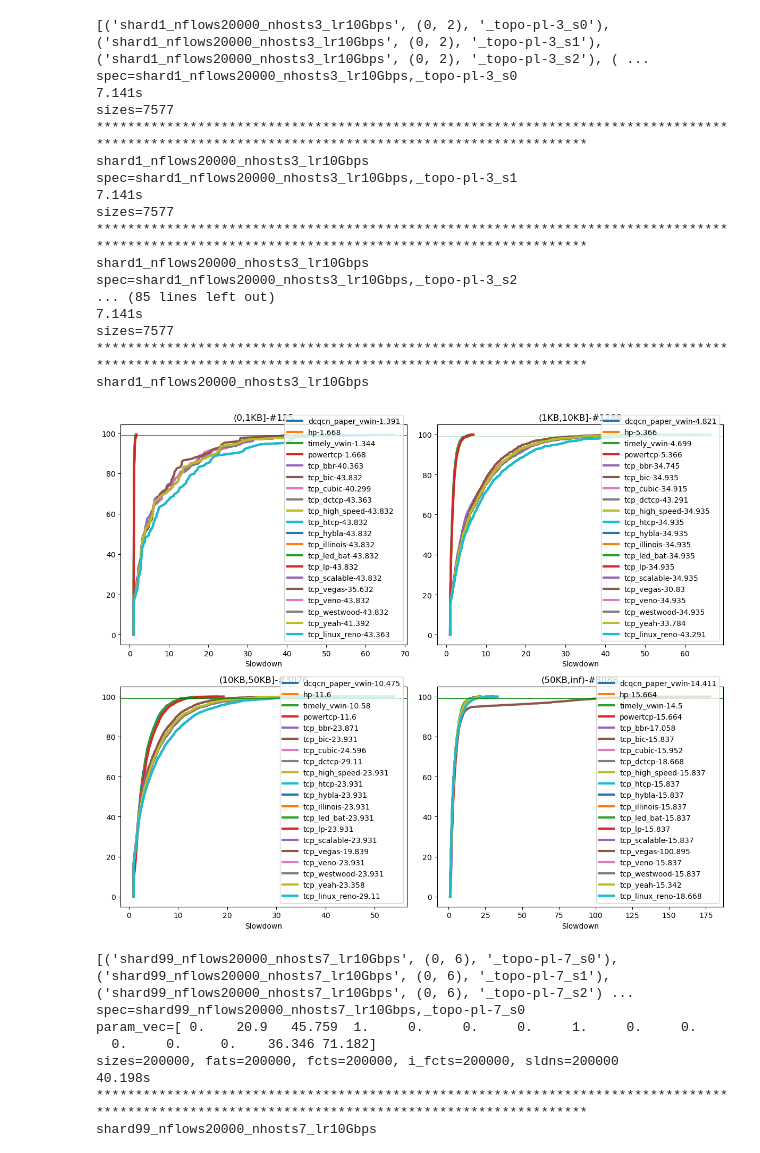
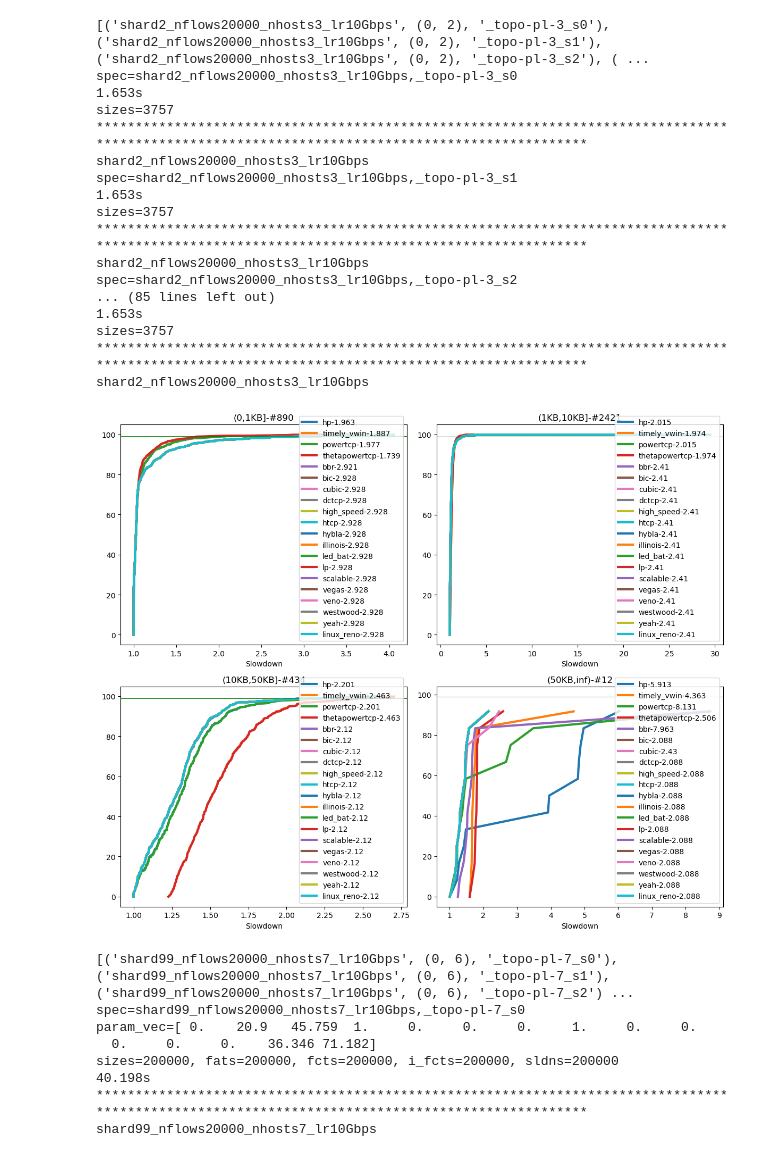
Before and after one commit to kwzhao/High-Precision-Congestion-Control, a Jupyter notebook: analysis/plt_path_check.ipynb, the cells around one changed output. Saved outputs shown, nothing was run; the diff lists cells and outputs as text; code cells hidden in the pictures.

```diff
--- a/analysis/plt_path_check.ipynb
+++ b/analysis/plt_path_check.ipynb
@@ -163,7 +165,7 @@ dir_input=dir_input_synthetic
 
 data_list=[]
 # for shard in np.arange(1):
-for shard in [1]:
+for shard in [2]:
     for n_flows in [20000]:
         for n_hosts in [3]:
             # for dctcp_k in [5000,9000,15000,18000,22000,27000,30000]:
@@ -216,47 +218,47 @@ for spec_idx,(spec,src_dst_pair_target,topo_type) in enumerate(data_list):
     print(f"sizes={len(sizes)}")
 
     bins = np.digitize(sizes, [MTU, BDP, 5 * BDP])
 
     print("************************************************************************************************************************************************")
     print(f'{spec}')
     for i in range(len(labels)):
         gt = np.extract(bins==i, sldns)
         # print(f"p99 percentile: {np.percentile(gt,99)}")
         # sample_list=sorted(np.random.choice(np.arange(len(gt)),np.min([len(gt),100000]),replace=False))
         sample_list=np.arange(len(gt))
         plt.subplot(2, 2, i + 1)
         plt.title(f"{labels[i]}-#{len(gt)}")
         if(len(gt)==0): continue
         # plt.xlim([0, 16])
         p99=np.round(np.percentile(gt,99),3)
         plt.plot(np.sort(gt)[sample_list], (np.arange(len(gt))/len(gt)*100)[sample_list], label=f"{CC_LIST[spec_idx]}-{p99}", linewidth=3)
 
         plt.axhline(99, color='green', linewidth=0.5)
         # plt.xscale('log')
         plt.xlabel('Slowdown')
         plt.legend(loc='lower right')
         # plt.ylim([80, 100])
     plt.tight_layout()
 fig_index+=1
 # %% [output]
-[('shard1_nflows20000_nhosts3_lr10Gbps', (0, 2), '_topo-pl-3_s0'), ('shard1_nflows20000_nhosts3_lr10Gbps', (0, 2), '_topo-pl-3_s1'), ('shard1_nflows20000_nhosts3_lr10Gbps', (0, 2), '_topo-pl-3_s2'), ( ...
-spec=shard1_nflows20000_nhosts3_lr10Gbps,_topo-pl-3_s0
-7.141s
-sizes=7577
+[('shard2_nflows20000_nhosts3_lr10Gbps', (0, 2), '_topo-pl-3_s0'), ('shard2_nflows20000_nhosts3_lr10Gbps', (0, 2), '_topo-pl-3_s1'), ('shard2_nflows20000_nhosts3_lr10Gbps', (0, 2), '_topo-pl-3_s2'), ( ...
+spec=shard2_nflows20000_nhosts3_lr10Gbps,_topo-pl-3_s0
+1.653s
+sizes=3757
 ************************************************************************************************************************************************
-shard1_nflows20000_nhosts3_lr10Gbps
-spec=shard1_nflows20000_nhosts3_lr10Gbps,_topo-pl-3_s1
-7.141s
-sizes=7577
+shard2_nflows20000_nhosts3_lr10Gbps
+spec=shard2_nflows20000_nhosts3_lr10Gbps,_topo-pl-3_s1
+1.653s
+sizes=3757
 ************************************************************************************************************************************************
-shard1_nflows20000_nhosts3_lr10Gbps
-spec=shard1_nflows20000_nhosts3_lr10Gbps,_topo-pl-3_s2
+shard2_nflows20000_nhosts3_lr10Gbps
+spec=shard2_nflows20000_nhosts3_lr10Gbps,_topo-pl-3_s2
 ... (85 lines left out)
-7.141s
-sizes=7577
+1.653s
+sizes=3757
 ************************************************************************************************************************************************
-shard1_nflows20000_nhosts3_lr10Gbps
+shard2_nflows20000_nhosts3_lr10Gbps
-[figure, old version]
+[figure, new version]
 # %%
 DELAY_PROPAGATION_BASE = 1000  # 1us
 LINK_TO_DELAY_DICT={
```
Also changed, not shown: parts of 1 cell of this notebook, 10 other files.
